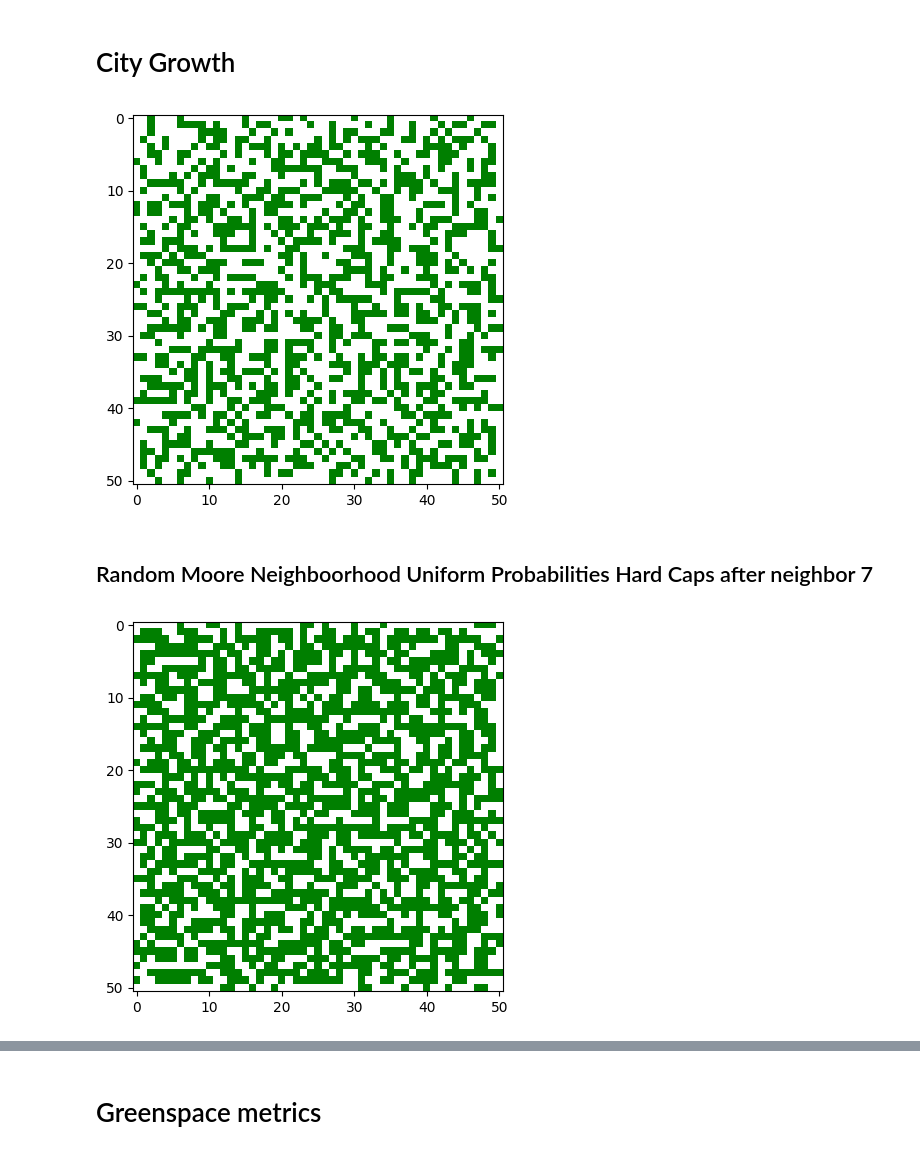
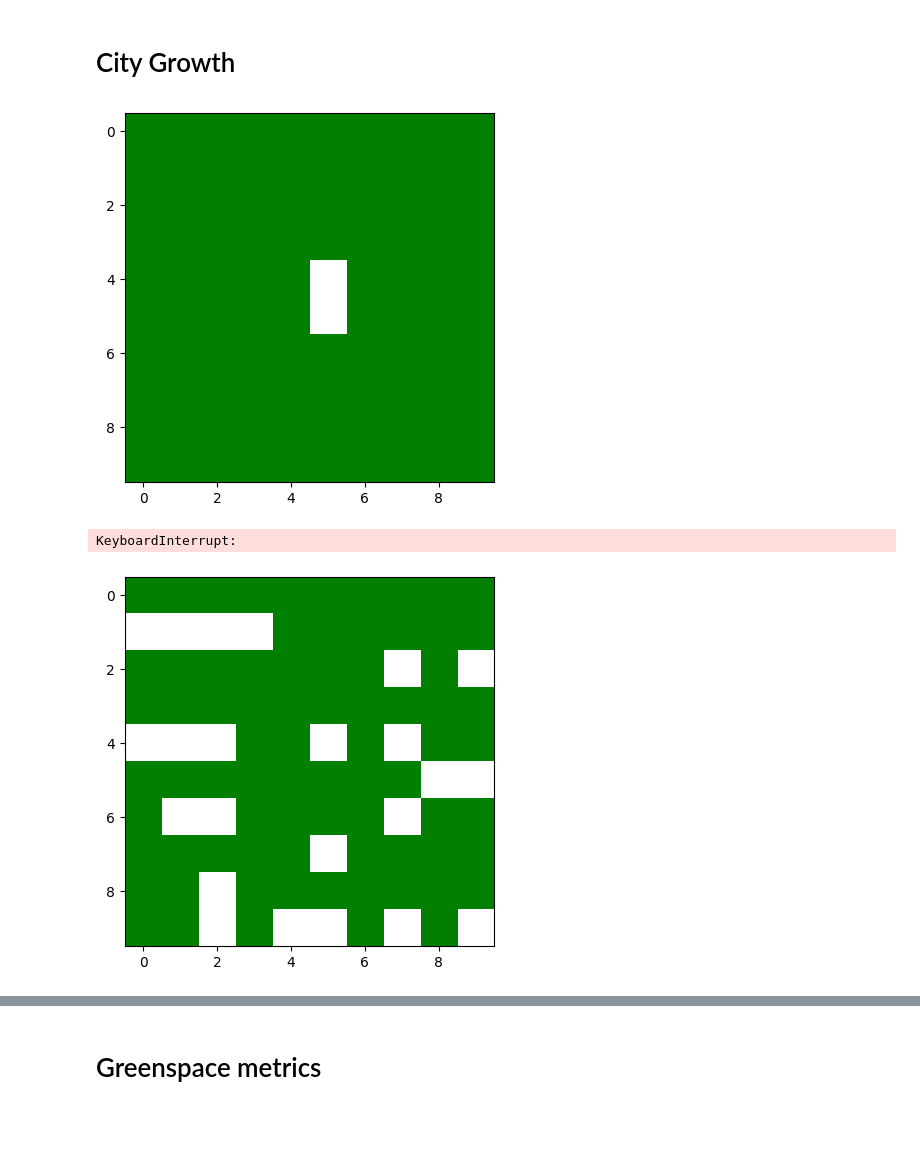
Before and after one commit to trevor-webster/2024Fall-MOCS, a Jupyter notebook: notebooks/Assignment2CellularAutomata.ipynb, the cells around one changed output, grey strips where cells are left out. Drawn from its saved outputs; the diff is of its cells as text; code cells hidden in the pictures; blank space fills up the shorter version.

```diff
--- a/notebooks/Assignment2CellularAutomata.ipynb
+++ b/notebooks/Assignment2CellularAutomata.ipynb
@@ -13,19 +13,19 @@ from IPython import display
 import time
 
 # length of one side of the world grid. world will be a (world_size x world_size) 2D array.
-size = 51 # @param {type:"slider", min:0, max:111, step:1}
+size = 10 # @param {type:"slider", min:0, max:111, step:1}
 
 # default chance for green space to turn into urban space for a certain number of urban neighbors
-default_chance_0 = 0.05 # @param {type:"slider", min:0, max:1, step:0.001}
-default_chance_1 = 0.1 # @param {type:"slider", min:0, max:1, step:0.001}
-default_chance_2 = 0.2 # @param {type:"slider", min:0, max:1, step:0.001}
-default_chance_3 = 0.3 # @param {type:"slider", min:0, max:1, step:0.001}
-default_chance_4 = 0.4 # @param {type:"slider", min:0, max:1, step:0.001}
-default_chance_5 = 0.4 # @param {type:"slider", min:0, max:1, step:0.001}
-default_chance_6 = 0.5 # @param {type:"slider", min:0, max:1, step:0.001}
-default_chance_7 = 0.5 # @param {type:"slider", min:0, max:1, step:0.001}
-default_chance_8 = 0.3 # @param {type:"slider", min:0, max:1, step:0.001}
-default_chance_9 = 0.2 # @param {type:"slider", min:0, max:1, step:0.001}
+default_chance_0 = 0 # @param {type:"slider", min:0, max:1, step:0.001}
+default_chance_1 = 0.01 # @param {type:"slider", min:0, max:1, step:0.001}
+default_chance_2 = 0 # @param {type:"slider", min:0, max:1, step:0.001}
+default_chance_3 = 0 # @param {type:"slider", min:0, max:1, step:0.001}
+default_chance_4 = 0 # @param {type:"slider", min:0, max:1, step:0.001}
+default_chance_5 = 0 # @param {type:"slider", min:0, max:1, step:0.001}
+default_chance_6 = 0 # @param {type:"slider", min:0, max:1, step:0.001}
+default_chance_7 = 0 # @param {type:"slider", min:0, max:1, step:0.001}
+default_chance_8 = 0 # @param {type:"slider", min:0, max:1, step:0.001}
+default_chance_9 = 0 # @param {type:"slider", min:0, max:1, step:0.001}
 default_chance_10 = 0 # @param {type:"slider", min:0, max:1, step:0.001}
 default_chance_11 = 0 # @param {type:"slider", min:0, max:1, step:0.001}
 default_chance_12 = 0 # @param {type:"slider", min:0, max:1, step:0.001}
@@ -41,7 +41,7 @@ default_chances = [default_chance_0, default_chance_1, default_chance_2,
 
 # radius of the extended moore neighborhood considered for each cell update
 # compute used increases drastically as this increases
-r = 2 # @param {type:"slider", min:1, max:3, step:1}
+r = 1 # @param {type:"slider", min:1, max:3, step:1}
 
 max_unchanged_updates = 5 # @param {type:"slider", min:1, max:10, step:1}
 
@@ -93,37 +93,36 @@ world = np.zeros((size,size))
 world[size//2,size//2] = 1
 
 # set up completion conditions
 finished = False
 force_sleep = forced_sleep > 0
 num_unchanged_updates = 0
 
 # main update loop
 while not finished:
     # display current world state
     if animate_growth:
         display_world(world)
         if force_sleep:
             time.sleep(forced_sleep)
     # compute next world state
     next_world = update_world(world)
     # check if world changed in the last update
     if np.array_equal(world, next_world):
         num_unchanged_updates += 1
     else:
         num_unchanged_updates = 0
     # check if world is sufficiently settled
     if num_unchanged_updates > max_unchanged_updates:
         finished = True
     # update world state
     world = next_world
 
 # display final state of the world
 display_world(world)
 # %% [output]
-[figure, old version]
+[figure, new version]
-# %% [markdown]
-## Random Moore Neighboorhood Uniform Probabilities Hard Caps after neighbor 7
 # %%
+## Random Moore Neighboorhood Uniform Probabilities Hard Caps after neighbor 7
 import numpy as np
 import matplotlib.pyplot as plt
 from matplotlib import cm
@@ -195,16 +194,16 @@ special_rule_dict = {
     160 : two_opposing,
 }
 
-world_size = 51 # @param {type:"slider", min:0, max:111, step:1}
+world_size = 10 # @param {type:"slider", min:0, max:111, step:1}
 
 # default chance to turn into a city for each possible number of city neighbors
-default_chance_0 = 1/7 # @param {type:"slider", min:0, max:1, step:0.01}
-default_chance_1 = 1/7 # @param {type:"slider", min:0, max:1, step:0.01}
-default_chance_2 = 1/7 # @param {type:"slider", min:0, max:1, step:0.01}
-default_chance_3 = 1/7 # @param {type:"slider", min:0, max:1, step:0.01}
-default_chance_4 = 1/7 # @param {type:"slider", min:0, max:1, step:0.01}
-default_chance_5 = 1/7 # @param {type:"slider", min:0, max:1, step:0.01}
-default_chance_6 = 1/7 # @param {type:"slider", min:0, max:1, step:0.01}
+default_chance_0 = 1/100 # @param {type:"slider", min:0, max:1, step:0.01}
+default_chance_1 = 1/100 # @param {type:"slider", min:0, max:1, step:0.01}
+default_chance_2 = 0 # @param {type:"slider", min:0, max:1, step:0.01}
+default_chance_3 = 0 # @param {type:"slider", min:0, max:1, step:0.01}
+default_chance_4 = 0 # @param {type:"slider", min:0, max:1, step:0.01}
+default_chance_5 = 0 # @param {type:"slider", min:0, max:1, step:0.01}
+default_chance_6 = 0 # @param {type:"slider", min:0, max:1, step:0.01}
 default_chance_7 = 0 # @param {type:"slider", min:0, max:1, step:0.01}
 default_chance_8 = 0 # @param {type:"slider", min:0, max:1, step:0.01}
 default_chance_9 = 0 # @param {type:"slider", min:0, max:1, step:0.01}
@@ -223,7 +222,7 @@ default_chances = [default_chance_0, default_chance_1, default_chance_2,
 
 # radius of the neighborhood considered for each cell update
 # compute used increases drastically as this increases
-neighborhood_radius = 2 # param {type:"slider", min:0, max:5, step:1}
+neighborhood_radius = 1 # param {type:"slider", min:0, max:5, step:1}
 
 # toggles use of the special_rule_dict, disabling will default to basic neighbor count rules
 use_special_rules = False # @param {type:"boolean"}
@@ -346,5 +345,7 @@ while not finished:
 
 # display final state of the world
 display_world(world)
+print(world)
 # %% [output]
+KeyboardInterrupt:
-[figure, old version]
+[figure, new version]
```
Also changed, not shown: parts of 4 cells of this notebook.
